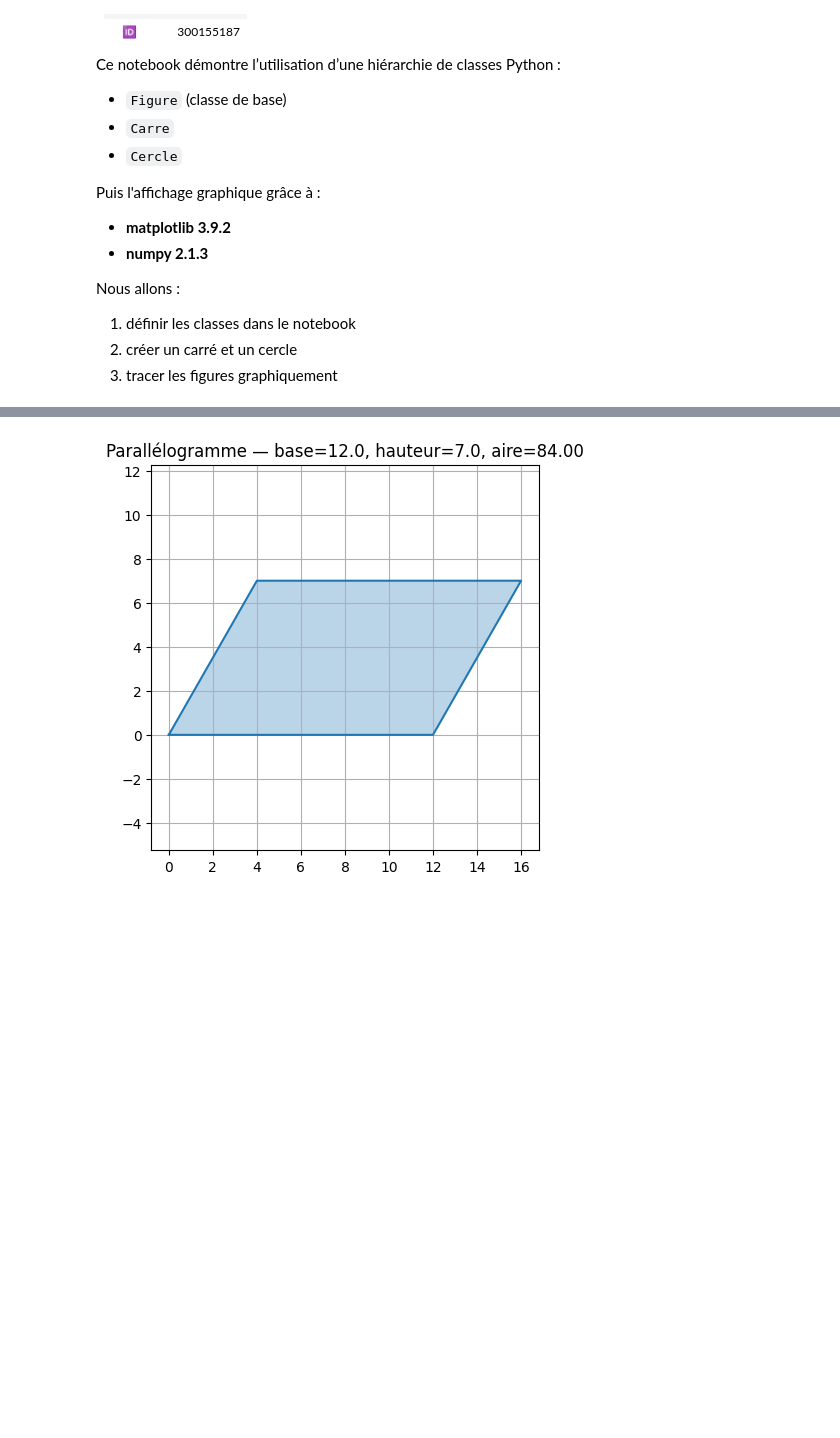
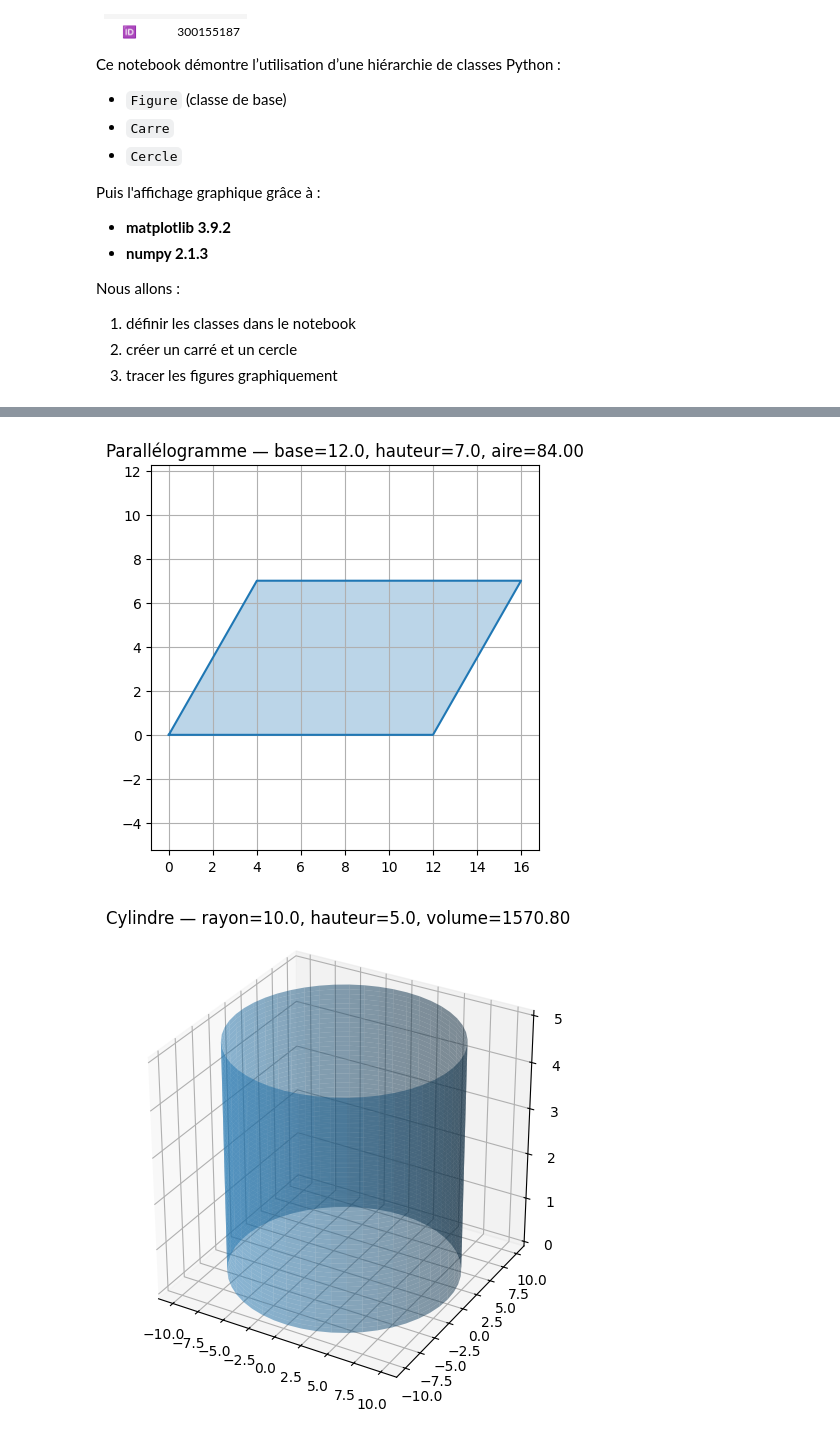
Before and after one commit to CollegeBoreal/INF1042-203-25A-04, a Jupyter notebook: 8.OOP/300155187/RAPPORT.ipynb, the cells around one changed output, grey strips where cells are left out. Saved outputs shown, nothing was run; the diff lists cells and outputs as text; code cells hidden in the pictures; blank space fills up the shorter version.

Commit message:
Ajout de figures

```diff
--- a/8.OOP/300155187/RAPPORT.ipynb
+++ b/8.OOP/300155187/RAPPORT.ipynb
@@ -108,10 +222,52 @@ def afficher_parallelogramme(par):
+# %%
+def afficher_sphere(s):
+     r = s.rayon
+
+     theta, phi = np.linspace(0, np.pi, 40), np.linspace(0, 2*np.pi, 40)
+     theta, phi = np.meshgrid(theta, phi)
+
+     x = r * np.sin(theta) * np.cos(phi)
+     y = r * np.sin(theta) * np.sin(phi)
+     z = r * np.cos(theta)
+
+     fig = plt.figure()
+     ax = fig.add_subplot(111, projection='3d')
+     ax.plot_surface(x, y, z, alpha=0.3)
+
+     ax.set_title(f"Sphère — rayon={r}, volume={s.volume():.2f}")
+     plt.show()
+# %%
+def afficher_cone(c):
+     r = c.rayon
+     h = c.hauteur
+
+     theta = np.linspace(0, 2*np.pi, 50)
+     z = np.linspace(0, h, 50)
+     theta, z = np.meshgrid(theta, z)
+
+     x = (r * (1 - z/h)) * np.cos(theta)
+     y = (r * (1 - z/h)) * np.sin(theta)
+
+     fig = plt.figure()
+     ax = fig.add_subplot(111, projection='3d')
+     ax.plot_surface(x, y, z, alpha=0.3)
+
+     ax.set_title(f"Cône — rayon={r}, hauteur={h}, volume={c.volume():.2f}")
+     plt.show()
 # %%
 afficher_carre(c1)
 afficher_cercle(c2)
 afficher_losange(c3)
 afficher_parallelogramme(c4)
+afficher_cylindre(c5)
+afficher_prisme_carre(c6)
+afficher_prisme_losange(c7)
+afficher_prisme_parallelogramme(c8)
+afficher_sphere(c9)
+afficher_cone(c10)
 # %% [output]
 [figure]
 [figure]
 [figure]
 [figure]
+[figure, added]
```
Also changed, not shown: parts of 6 cells of this notebook, 8 other files.
